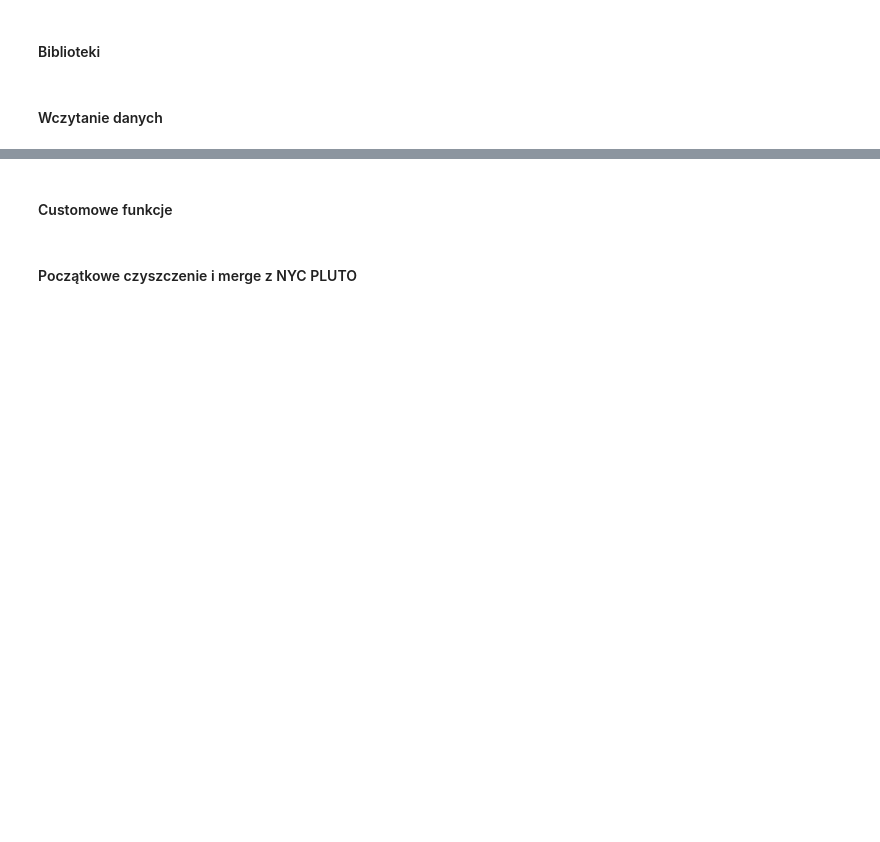
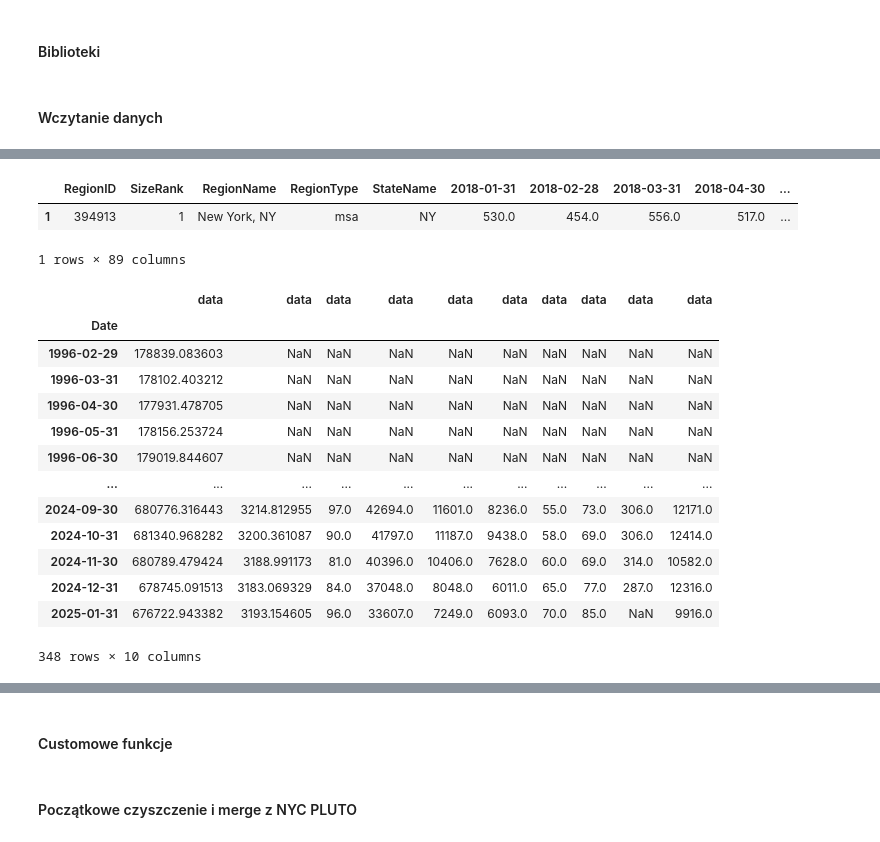
Before and after one commit to tzwpatryk/nyc_comp, a Jupyter notebook: preparation.ipynb, the cells around one changed output, grey strips where cells are left out. Saved outputs shown, nothing was run; the diff lists cells and outputs as text; code cells hidden in the pictures; blank space fills up the shorter version.

```diff
--- a/preparation.ipynb
+++ b/preparation.ipynb
@@ -13,0 +131,49 @@ df2 = pd.read_csv("nyc_pluto_24v4_1_csv/pluto_24v4_1.csv")
+# %%
+new_construction_sale
+# %% [output]
+|  | RegionID | SizeRank | RegionName | RegionType | StateName | 2018-01-31 | 2018-02-28 | 2018-03-31 | 2018-04-30 | ... |
+| 1 | 394913 | 1 | New York, NY | msa | NY | 530.0 | 454.0 | 556.0 | 517.0 | ... |
+1 rows × 89 columns
+# %%
+
+def transform_data(data):
+    columns_to_keep = ['RegionID', 'SizeRank', 'RegionName', 'RegionType', 'StateName']
+    value_columns = [col for col in data.columns if col not in columns_to_keep]
+
+    data_melted = data.melt(
+
+        value_vars=value_columns,
+        var_name="Date",
+        value_name="data"
+    )
+
+
+    data_melted["Date"] = pd.to_datetime(data_melted["Date"])
+
+
+    data_melted = data_melted.set_index("Date")
+
+    return data_melted
+# %%
+data_to_transform = [zhvi, zori, zordi,inventory, new_listing, new_pendly_listing, days_pending, market_heat, new_construction_sale,sales_count]
+# %%
+zhvi, zori, zordi, inventory, new_listing, new_pendly_listing, days_pending, market_heat, new_construction_sale, sales_count = [transform_data(data) for data in data_to_transform]
+# %%
+combined_data = pd.concat([zhvi, zori, zordi, inventory, new_listing, new_pendly_listing, days_pending, market_heat, new_construction_sale, sales_count], axis=1)
+# %%
+combined_data
+# %% [output]
+|  | data | data | data | data | data | data | data | data | data | data |
+| Date |  |  |  |  |  |  |  |  |  |  |
+| 1996-02-29 | 178839.083603 | NaN | NaN | NaN | NaN | NaN | NaN | NaN | NaN | NaN |
+| 1996-03-31 | 178102.403212 | NaN | NaN | NaN | NaN | NaN | NaN | NaN | NaN | NaN |
+| 1996-04-30 | 177931.478705 | NaN | NaN | NaN | NaN | NaN | NaN | NaN | NaN | NaN |
+| 1996-05-31 | 178156.253724 | NaN | NaN | NaN | NaN | NaN | NaN | NaN | NaN | NaN |
+| 1996-06-30 | 179019.844607 | NaN | NaN | NaN | NaN | NaN | NaN | NaN | NaN | NaN |
+| ... | ... | ... | ... | ... | ... | ... | ... | ... | ... | ... |
+| 2024-09-30 | 680776.316443 | 3214.812955 | 97.0 | 42694.0 | 11601.0 | 8236.0 | 55.0 | 73.0 | 306.0 | 12171.0 |
+| 2024-10-31 | 681340.968282 | 3200.361087 | 90.0 | 41797.0 | 11187.0 | 9438.0 | 58.0 | 69.0 | 306.0 | 12414.0 |
+| 2024-11-30 | 680789.479424 | 3188.991173 | 81.0 | 40396.0 | 10406.0 | 7628.0 | 60.0 | 69.0 | 314.0 | 10582.0 |
+| 2024-12-31 | 678745.091513 | 3183.069329 | 84.0 | 37048.0 | 8048.0 | 6011.0 | 65.0 | 77.0 | 287.0 | 12316.0 |
+| 2025-01-31 | 676722.943382 | 3193.154605 | 96.0 | 33607.0 | 7249.0 | 6093.0 | 70.0 | 85.0 | NaN | 9916.0 |
+348 rows × 10 columns
```
Also changed, not shown: parts of 62 cells of this notebook.
